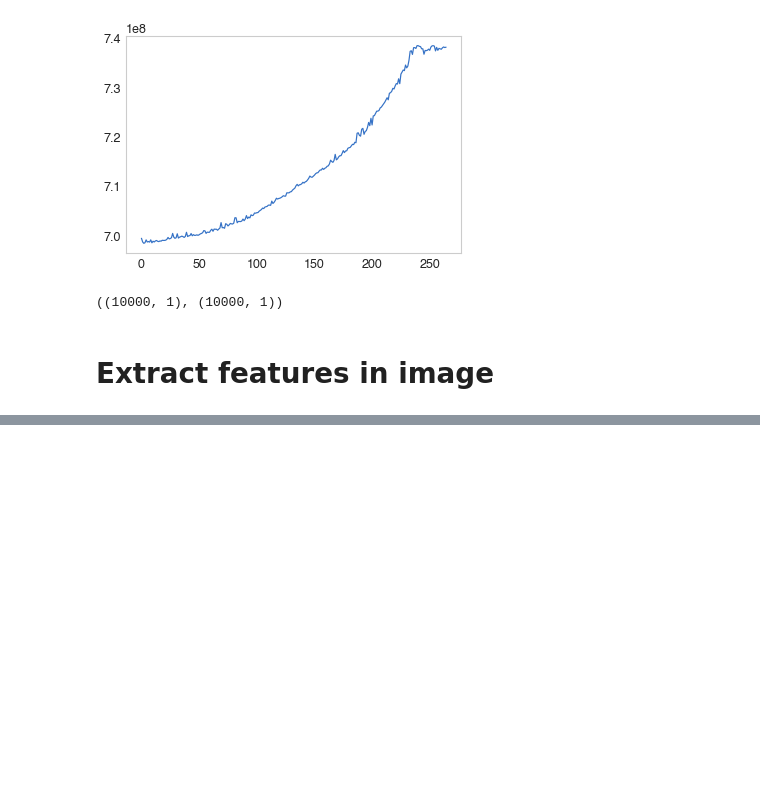
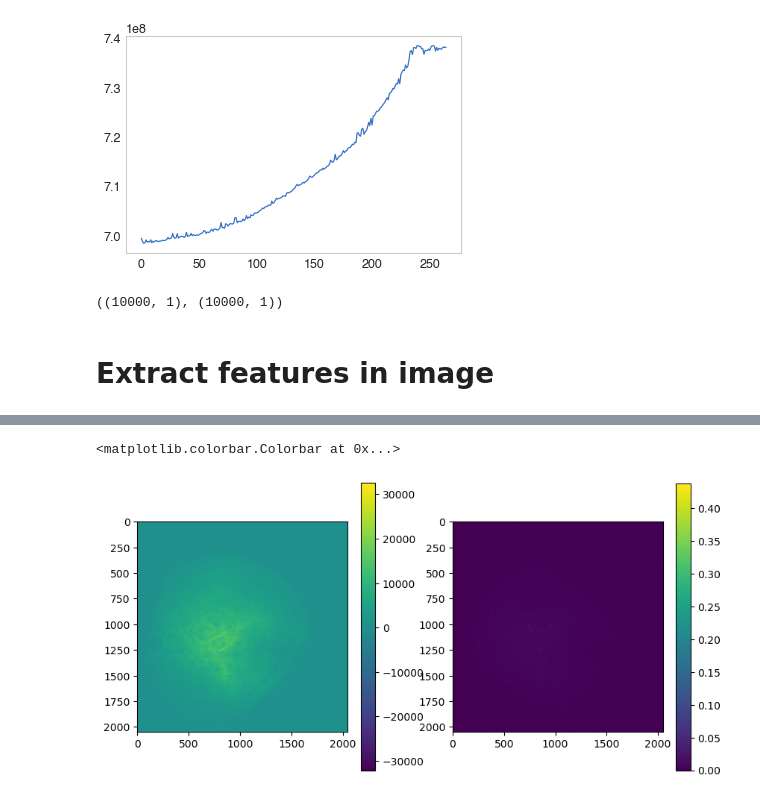
Before and after one commit to proscrite/code, a Jupyter notebook: notebooks/Autofocus.ipynb, the cells around one changed output, grey strips where cells are left out. Drawn from its saved outputs; the diff is of its cells as text; code cells hidden in the pictures; blank space fills up the shorter version.

```diff
--- a/notebooks/Autofocus.ipynb
+++ b/notebooks/Autofocus.ipynb
@@ -127,0 +183,11 @@ ValueError: cannot reshape array of size 20 into shape (2048,2048)
+# %%
+sobel = filters.sobel(imgb)
+
+fig, ax = plt.subplots(1, 2, figsize=(10, 5))
+subp = ax[0].imshow(imgb)
+subp2 = ax[1].imshow(sobel)
+plt.colorbar(subp2, ax=ax[1])
+plt.colorbar(subp, ax=ax[0])
+# %% [output]
+<matplotlib.colorbar.Colorbar at 0x...>
+[figure, added]
```
Also changed, not shown: parts of 57 cells of this notebook, 1 other file.
